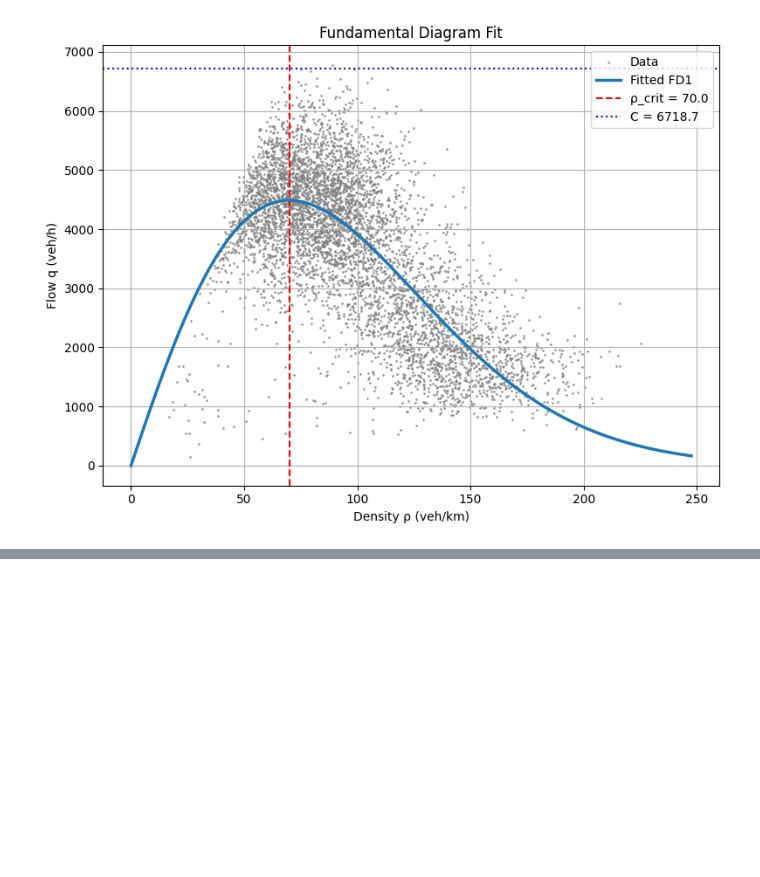
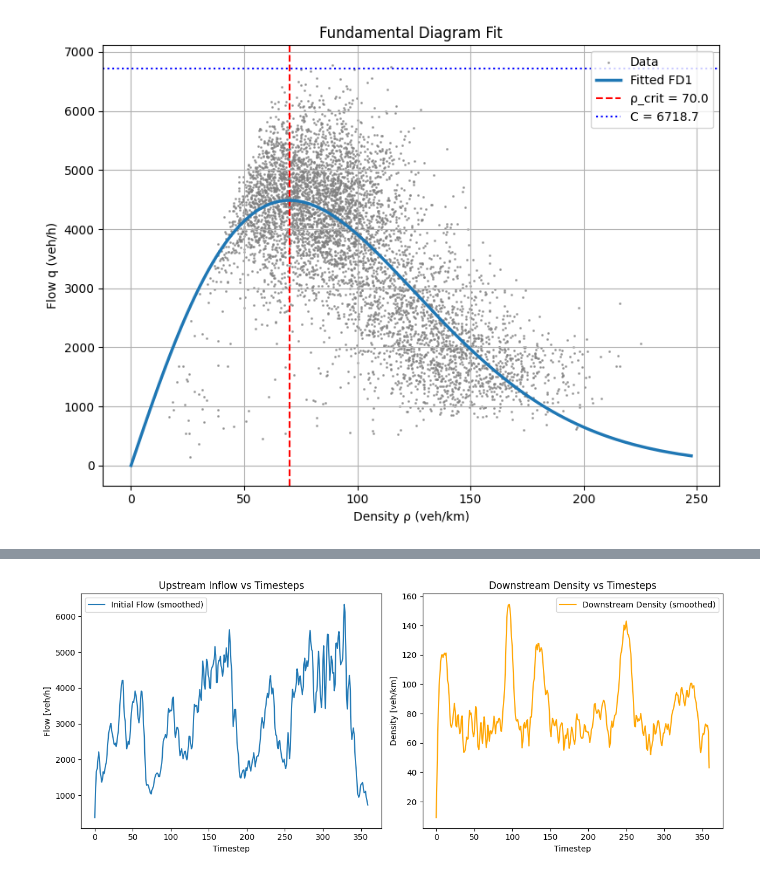
Before and after one commit to woxsao/macroscopic-sim-calibration, a Jupyter notebook: Optimization (2).ipynb, the cells around one changed output, grey strips where cells are left out. Saved outputs shown, nothing was run; the diff lists cells and outputs as text; code cells hidden in the pictures; blank space fills up the shorter version.

```diff
--- a/Optimization (2).ipynb
+++ b/Optimization (2).ipynb
@@ -580,0 +759,43 @@ Max true density: 6749.992799999934
+# %%
+import numpy as np
+import matplotlib.pyplot as plt
+
+def smooth_inflow(inflow, window_size=2):
+    kernel = np.ones(window_size) / window_size
+    smoothed = np.apply_along_axis(
+        lambda m: np.convolve(m, kernel, mode='same'), axis=0, arr=inflow
+    )
+    return smoothed
+
+# Example input arrays (replace with your real q_hat and rho_hat)
+# timesteps = 100
+# q_hat = np.random.uniform(500, 1000, size=(timesteps, 5))   # flow [veh/h]
+# rho_hat = np.random.uniform(10, 50, size=(timesteps, 5))    # density [veh/km]
+
+# Apply smoothing
+initial_flow = smooth_inflow(q_hat[:, 0:1])       # upstream inflow
+downstream_density = smooth_inflow(rho_hat[:, -1:])  # downstream density
+
+# Plotting
+plt.figure(figsize=(12, 5))
+
+# Flow vs timesteps
+plt.subplot(1, 2, 1)
+plt.plot(initial_flow, label="Initial Flow (smoothed)")
+plt.xlabel("Timestep")
+plt.ylabel("Flow [veh/h]")
+plt.title("Upstream Inflow vs Timesteps")
+plt.legend()
+
+# Density vs timesteps
+plt.subplot(1, 2, 2)
+plt.plot(downstream_density, color="orange", label="Downstream Density (smoothed)")
+plt.xlabel("Timestep")
+plt.ylabel("Density [veh/km]")
+plt.title("Downstream Density vs Timesteps")
+plt.legend()
+
+plt.tight_layout()
+plt.show()
+# %% [output]
+[figure, added]
```
Also changed, not shown: parts of 13 cells of this notebook.
